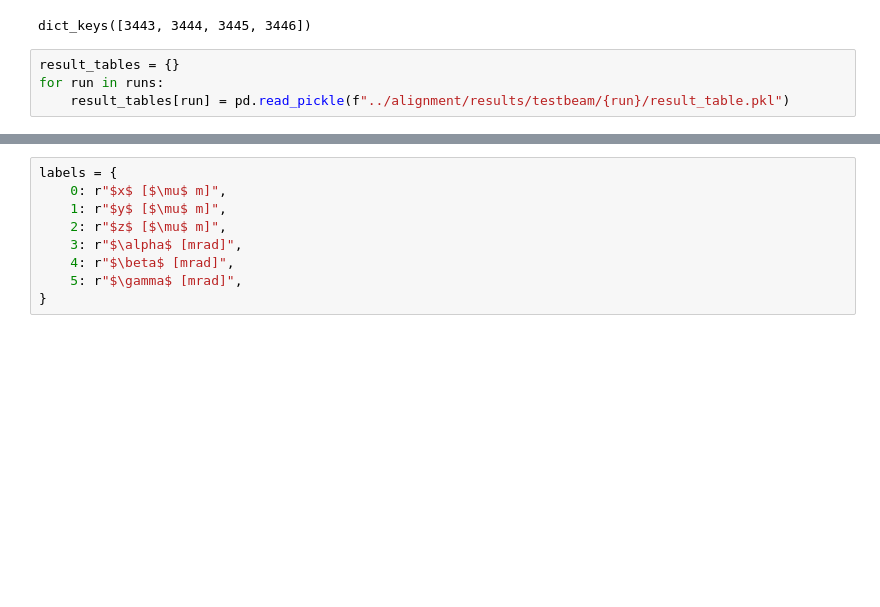
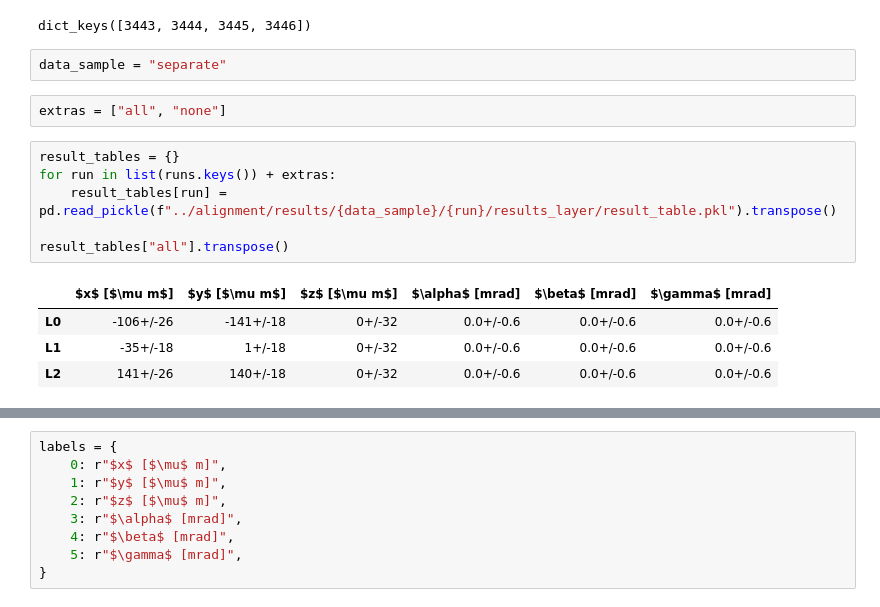
Before and after one commit to MarkusPrim/faser-alignment, a Jupyter notebook: notebooks/AlignmentOverTime.ipynb, the cells around one changed output, grey strips where cells are left out. Saved outputs shown, nothing was run; the diff lists cells and outputs as text; blank space fills up the shorter version.

```diff
--- a/notebooks/AlignmentOverTime.ipynb
+++ b/notebooks/AlignmentOverTime.ipynb
@@ -12,7 +14,18 @@ import uncertainties.unumpy as unp
 runs.keys()
 # %% [output]
 dict_keys([3443, 3444, 3445, 3446])
+# %%
+data_sample = "separate"
+# %%
+extras = ["all", "none"]
 # %%
 result_tables = {}
-for run in runs:
-    result_tables[run] = pd.read_pickle(f"../alignment/results/testbeam/{run}/result_table.pkl")
+for run in list(runs.keys()) + extras:
+    result_tables[run] = pd.read_pickle(f"../alignment/results/{data_sample}/{run}/results_layer/result_table.pkl").transpose()
+
+result_tables["all"].transpose()
+# %% [output]
+|  | $x$ [$\mu m$] | $y$ [$\mu m$] | $z$ [$\mu m$] | $\alpha$ [mrad] | $\beta$ [mrad] | $\gamma$ [mrad] |
+| L0 | -106+/-26 | -141+/-18 | 0+/-32 | 0.0+/-0.6 | 0.0+/-0.6 | 0.0+/-0.6 |
+| L1 | -35+/-18 | 1+/-18 | 0+/-32 | 0.0+/-0.6 | 0.0+/-0.6 | 0.0+/-0.6 |
+| L2 | 141+/-26 | 140+/-18 | 0+/-32 | 0.0+/-0.6 | 0.0+/-0.6 | 0.0+/-0.6 |
```
Also changed, not shown: parts of 8 cells of this notebook, 3 other files.
